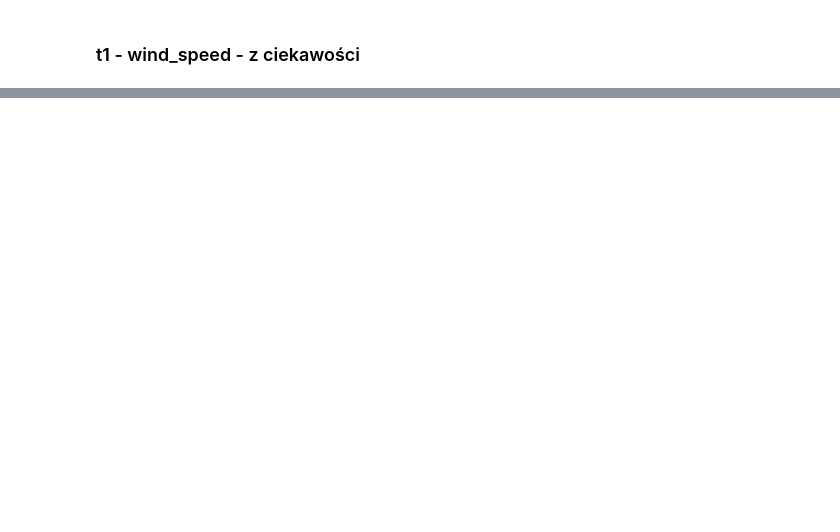
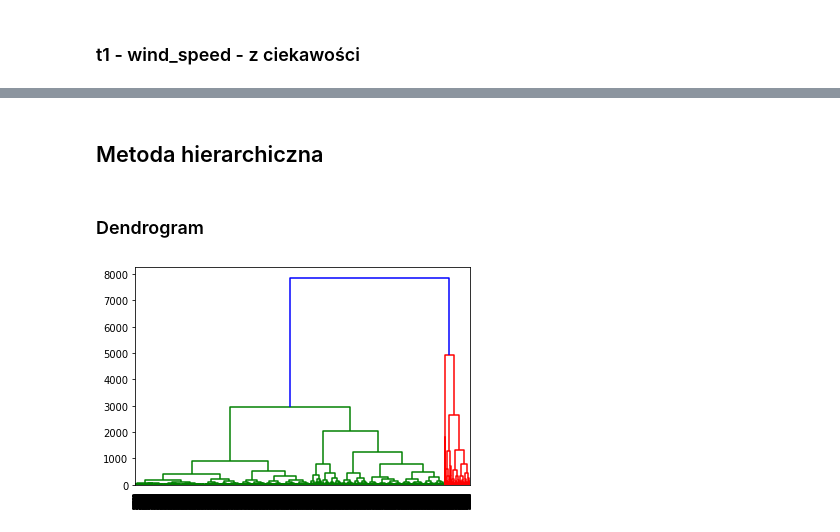
Before and after one commit to hubert-mazur/bike_sharing_data_exploration, a Jupyter notebook: project.ipynb, the cells around one changed output, grey strips where cells are left out. Drawn from its saved outputs; the diff is of its cells as text; code cells hidden in the pictures; blank space fills up the shorter version.

Commit message:
added hierarchical and mean shift clustering methods

```diff
--- a/project.ipynb
+++ b/project.ipynb
@@ -532 +536,12 @@ kmeans_clustering('t1', 'wind_speed', 4)
 [figure]
+# %% [markdown]
+## Metoda hierarchiczna
+# %% [markdown]
+### Dendrogram
+# %%
+from scipy.cluster.hierarchy import dendrogram, linkage
+
+# To trwa długo
+Dendrogram = dendrogram((linkage(dataset[['cnt','t1']], method ='complete')))
+# %% [output]
+[figure, added]
```
Also changed, not shown: parts of 14 cells of this notebook.
